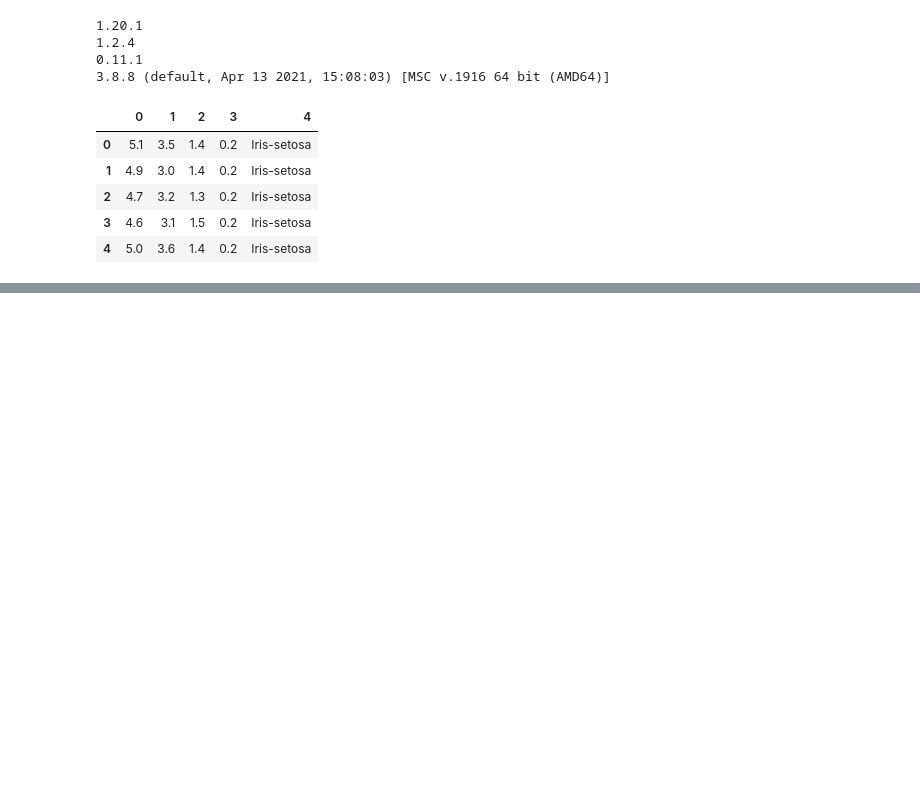
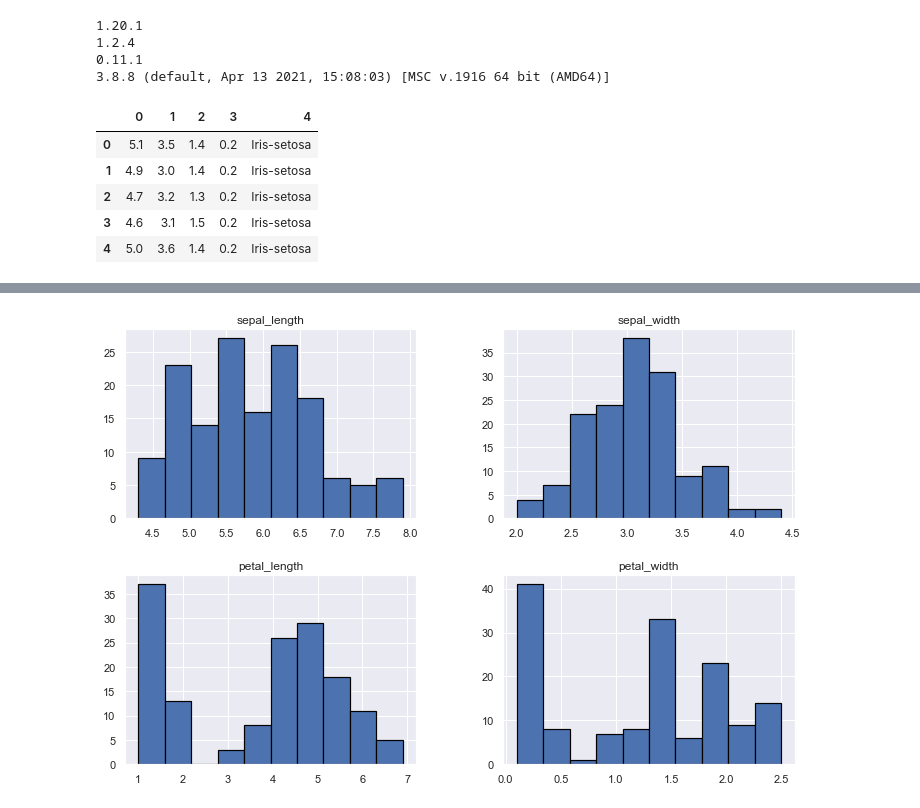
Before and after one commit to milu234/Project_Perseverance, a Jupyter notebook: Untitled.ipynb, the cells around one changed output, grey strips where cells are left out. Saved outputs shown, nothing was run; the diff lists cells and outputs as text; code cells hidden in the pictures; blank space fills up the shorter version.

```diff
--- a/Untitled.ipynb
+++ b/Untitled.ipynb
@@ -33,0 +102,5 @@ URLError: <urlopen error [WinError 10060] A connection attempt failed because th
+# %%
+df.hist(edgecolor = 'black', linewidth = 1.2 , figsize = (12,8))
+plt.show();
+# %% [output]
+[figure, added]
```
Also changed, not shown: parts of 12 cells of this notebook.
